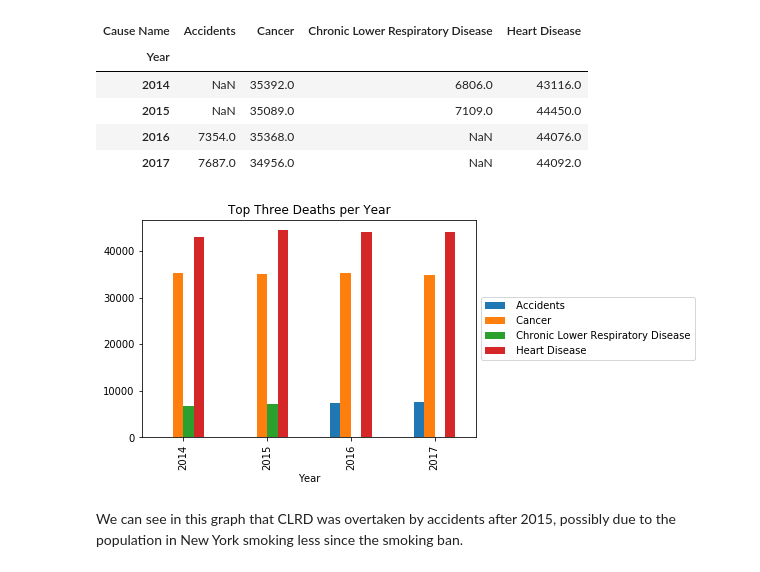
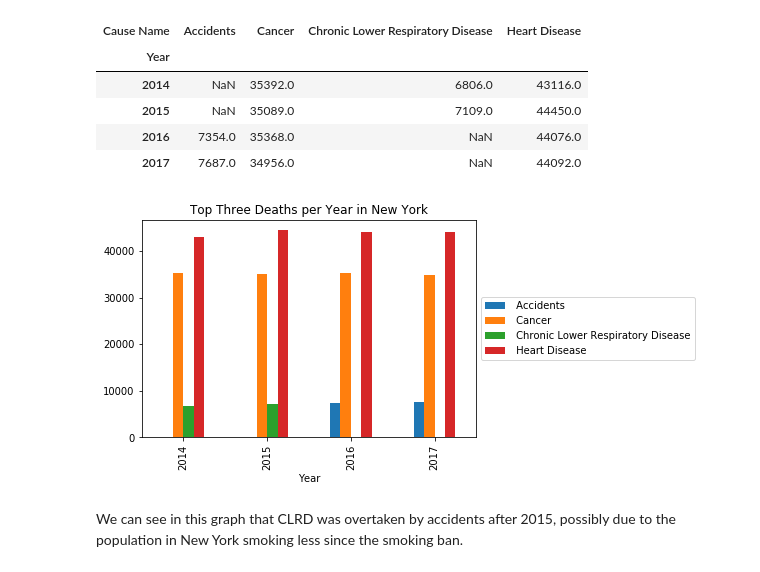
Before and after one commit to mhernandezit/is362_final_project, a Jupyter notebook: Final_Notebook.ipynb, the cells around one changed output. Saved outputs shown, nothing was run; the diff lists cells and outputs as text; code cells hidden in the pictures.

```diff
--- a/Final_Notebook.ipynb
+++ b/Final_Notebook.ipynb
@@ -146,11 +183,11 @@ top3_deaths
 | 2017 | 7687.0 | 34956.0 | NaN | 44092.0 |
 # %%
 f = plt.figure()
-plt.title('Top Three Deaths per Year', color='black')
+plt.title('Top Three Deaths per Year in New York', color='black')
 top3_deaths.plot(kind='bar', ax=f.gca())
 plt.legend(loc='center left', bbox_to_anchor=(1, 0.5))
 plt.show()
 # %% [output]
-[figure, old version]
+[figure, new version]
 # %% [markdown]
 We can see in this graph that CLRD was overtaken by accidents after 2015, possibly due to the population in New York smoking less since the smoking ban.
```
Also changed, not shown: parts of 16 cells of this notebook.
